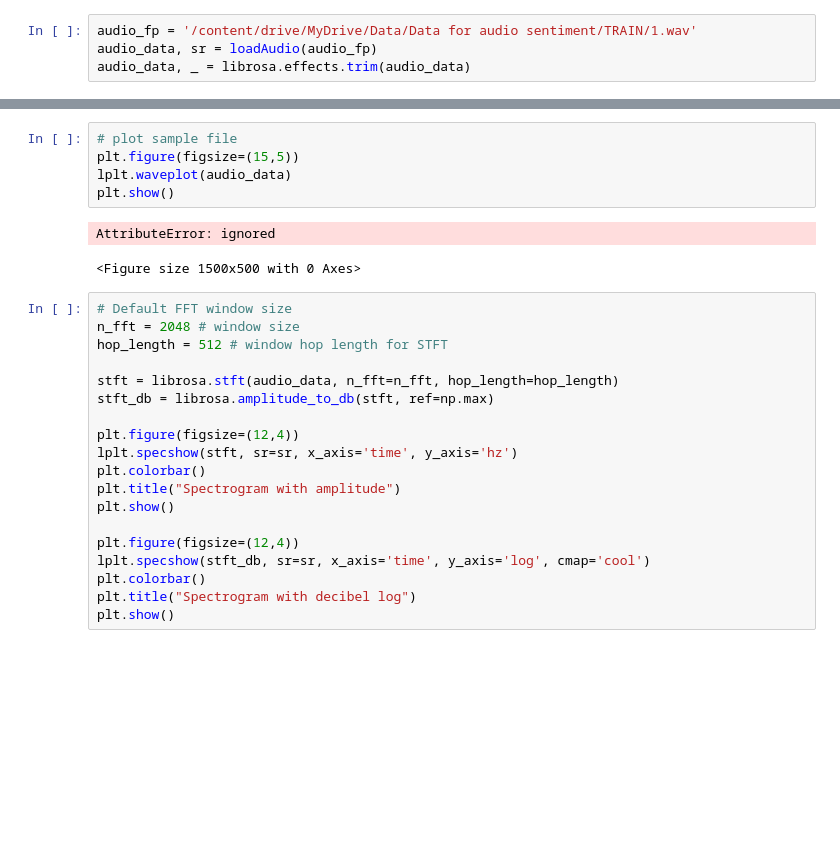
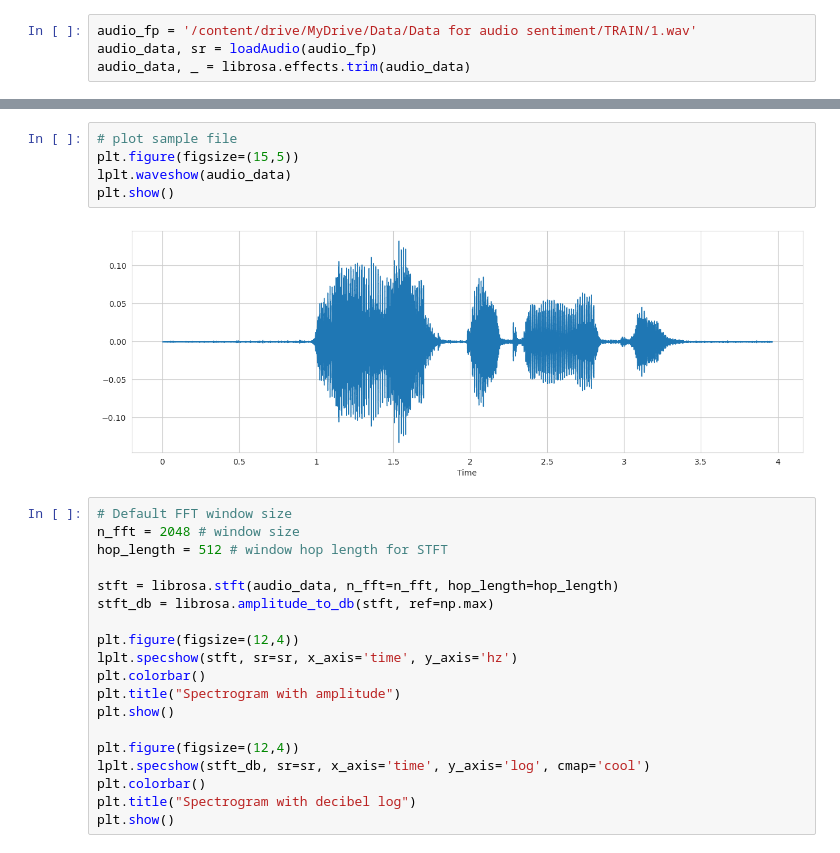
Before and after one commit to Listin4ever/Audio-Sentiment-Analysis, a Jupyter notebook: audio_sentiment_analysis.ipynb, the cells around one changed output, grey strips where cells are left out. Cells and saved outputs as stored; diff of their text form; blank space fills up the shorter version.

```diff
--- a/audio_sentiment_analysis.ipynb
+++ b/audio_sentiment_analysis.ipynb
@@ -186,11 +206,10 @@ IPython.display.Audio(audio_data, rate=sr)
 # %%
 # plot sample file
 plt.figure(figsize=(15,5))
-lplt.waveplot(audio_data)
+lplt.waveshow(audio_data)
 plt.show()
 # %% [output]
-AttributeError: ignored
-<Figure size 1500x500 with 0 Axes>
+[figure, added]
 # %%
 # Default FFT window size
 n_fft = 2048 # window size
```
Also changed, not shown: parts of 23 cells of this notebook.
